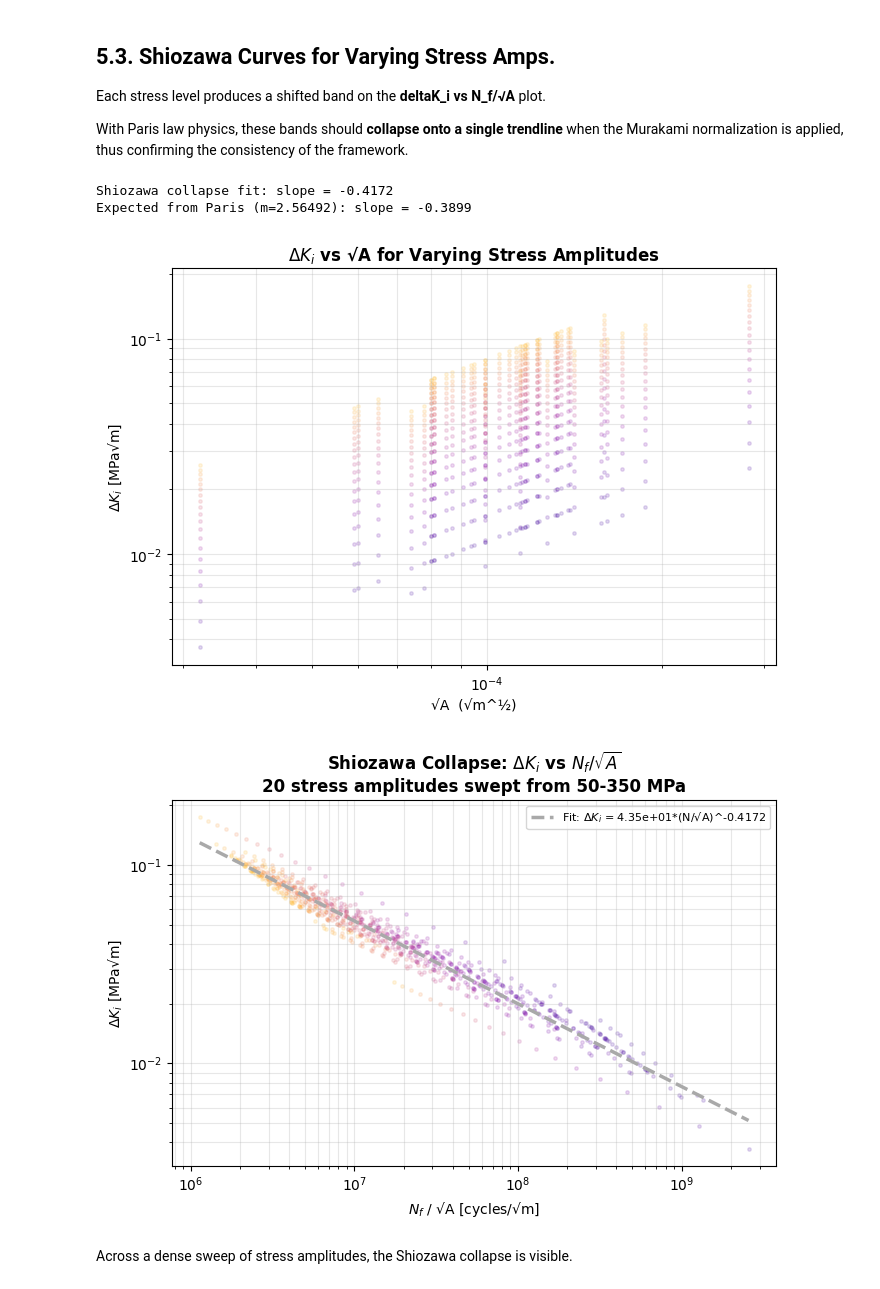
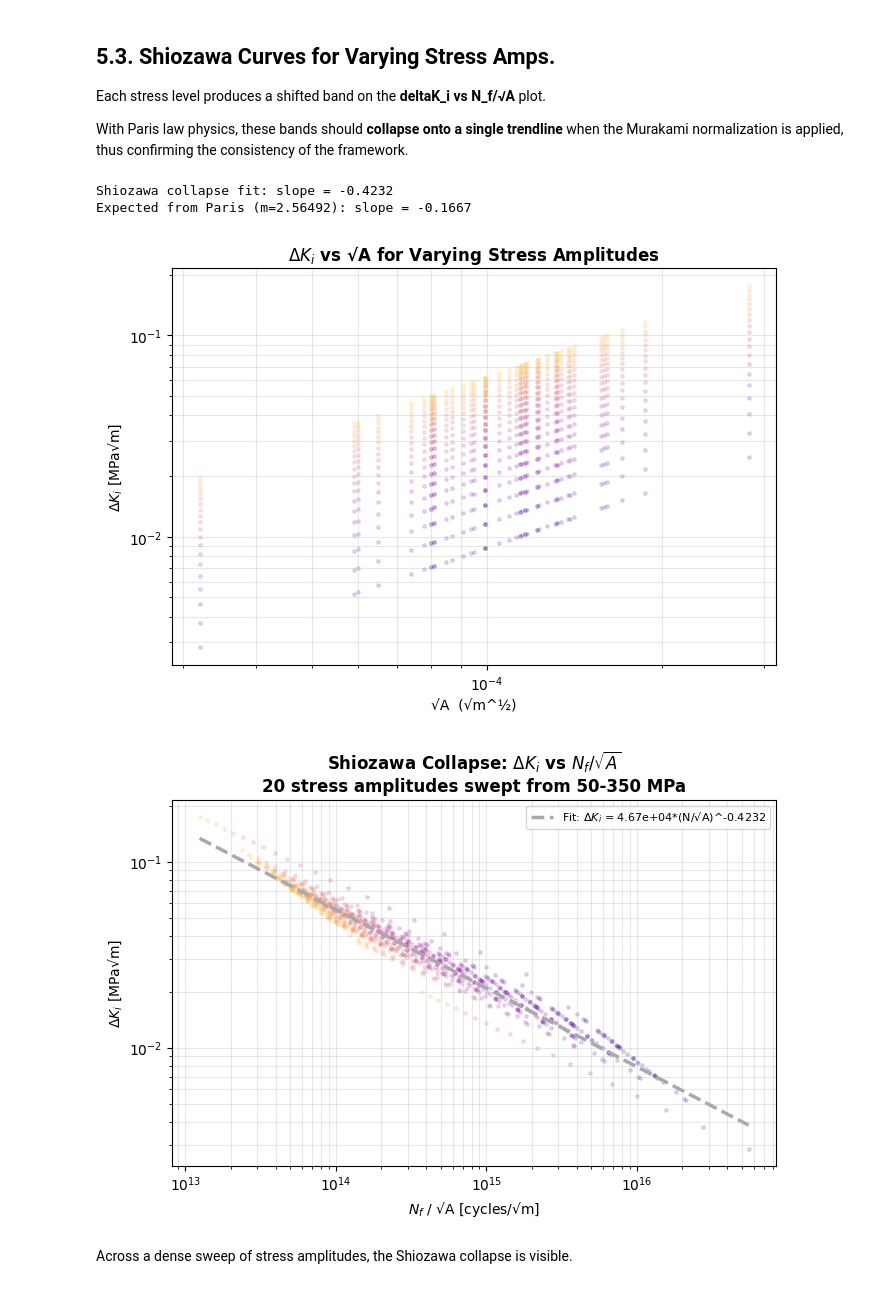
Before and after one commit to jessk816/pinn, a Jupyter notebook: models/pinn/pinn_zhou.ipynb, the cells around one changed output. Drawn from its saved outputs; the diff is of its cells as text; code cells hidden in the pictures.

```diff
--- a/models/pinn/pinn_zhou.ipynb
+++ b/models/pinn/pinn_zhou.ipynb
@@ -128,14 +128,8 @@ Nf = df["Nf"].to_numpy()
 # add column with converted √area, [micrometers] to area/crack size [m]
 df["a0"] = (sqrt_A * 1e-6)**2
 
-# add column with geometry correction factor, Y
-df["Y"] = np.where(np.isclose(df["l_leff"], 1.0, atol=0.05),
-                   0.65, # surface
-                   0.5)  # internal
-
-# pull columns into numpy arrays for modeling
+# pull column into numpy arrays for modeling
 a0 = df["a0"].to_numpy()
-Y = df["Y"].to_numpy()
 # %%
 Nf_samples = df["Nf"].to_numpy(dtype=float)
 sqrt_A_um = df["sqrt_A"].to_numpy(dtype=float)
@@ -181,8 +171,13 @@ Paris law constants, fracture toughness, threshold SIF
 Paris–Erdogan law:  **da/dN = C · ΔK^m**
 - valid for  K_th < ΔK < K_c  (Stage II crack growth)
 # %%
-C = 0.76899e-7     # Paris constant [m/cycle / (MPa√m)^m]
-m = 2.56492        # Paris exponent
+# for SLM 316l
+C_SLM = 7.0e-15
+m_SLM = 6.0
 
-print(f"Paris law: da/dN = {C:.2e} * deltaK^{m}")
+# for Ti6Al4V from LPBF
+C_Ti = 0.76899e-7     # Paris constant [m/cycle / (MPa√m)^m]
+m_Ti = 2.56492        # Paris exponent
+
+print(f"Paris law: da/dN = {C_SLM:.2e} * deltaK^{m_SLM}")
 # %% [output]
@@ -208,0 +210,14 @@ Gauge volume V = 196.3 mm^3
+# %%
+# add column with geometry correction factor Y (Murakami framework)
+#   Y = 0.5 for internal defect
+#   Y = 0.65 for surface defect
+defect_location = "internal"
+df["Y"] = 0.5 if defect_location == "internal" else 0.65
+
+if defect_location == "internal":
+    print(f"Defect location: {defect_location} → Y = 0.5")
+else:
+    print(f"Defect location: {defect_location} → Y = 0.65")
+
+# pull column into numpy arrays for modeling
+Y = df["Y"].to_numpy()
@@ -1172,7 +1195,7 @@ colors_s = plt.cm.plasma(np.linspace(0.1, 0.85, len(S_vals)))
 for Si, ci in zip(S_vals, colors_s):
     ds_i = 2.0 * Si                       # delta_sigma for R = -1
 
-    Nf_i = fatigue_life_paris(a0, Si, C, m, Y, delta_sigma=ds_i)
+    Nf_i = fatigue_life_paris(a0, Si, C_SLM, m, Y, delta_sigma=ds_i)
     dKi_i = delta_K_initial(a0, ds_i, Y)
     sqrt_A_i = np.sqrt(a0)
 
@@ -1209,36 +1232,36 @@ ax2.plot(x_line, y_line, color="darkgray", linewidth=2.5, linestyle="--",
          label=f"Fit: $\\Delta K_i$ = {10**intercept:.2e}*(N/√A)^{slope:.4f}")
 
 for ax, xlabel, title in [
     # x-axis label, title for each plot
     (ax1, "√A  (√m^½)",
      "$\\Delta K_i$ vs √A for Varying Stress Amplitudes"),
     (ax2, "$N_f$ / √A [cycles/√m]",
      "Shiozawa Collapse: $\\Delta K_i$ vs $N_f/\\sqrt{A}$\n"
      "20 stress amplitudes swept from 50-350 MPa"),
 ]:
 
     # log-log scale for both plots
     ax.set_xscale("log")
     ax.set_yscale("log")
 
     # axes labels, titles for both plots
     ax.set_xlabel(xlabel)
     ax.set_ylabel("$\\Delta K_i$ [MPa√m]")
     ax.set_title(title, fontweight="bold")
 
     # legends, grids
     ax.grid(alpha=0.3, which="both")
 
 ax2.legend(fontsize=8, ncol=2, #title="Stress Amplitude"
            )
 # save and show
 fig1.tight_layout(); fig1.savefig("graphs_pinn/2_shiozawa_dK_sqrtA.png", dpi=150)
 fig2.tight_layout(); fig2.savefig("graphs_pinn/2_shiozawa_collapse.png",  dpi=150)
 plt.show()
 # %% [output]
-Shiozawa collapse fit: slope = -0.4172
-Expected from Paris (m=2.56492): slope = -0.3899
+Shiozawa collapse fit: slope = -0.4232
+Expected from Paris (m=2.56492): slope = -0.1667
-[figure, old version]
+[figure, new version]
-[figure, old version]
+[figure, new version]
 # %% [markdown]
 Across a dense sweep of stress amplitudes, the Shiozawa collapse is visible.
```
Also changed, not shown: parts of 20 cells of this notebook, 8 other files.
